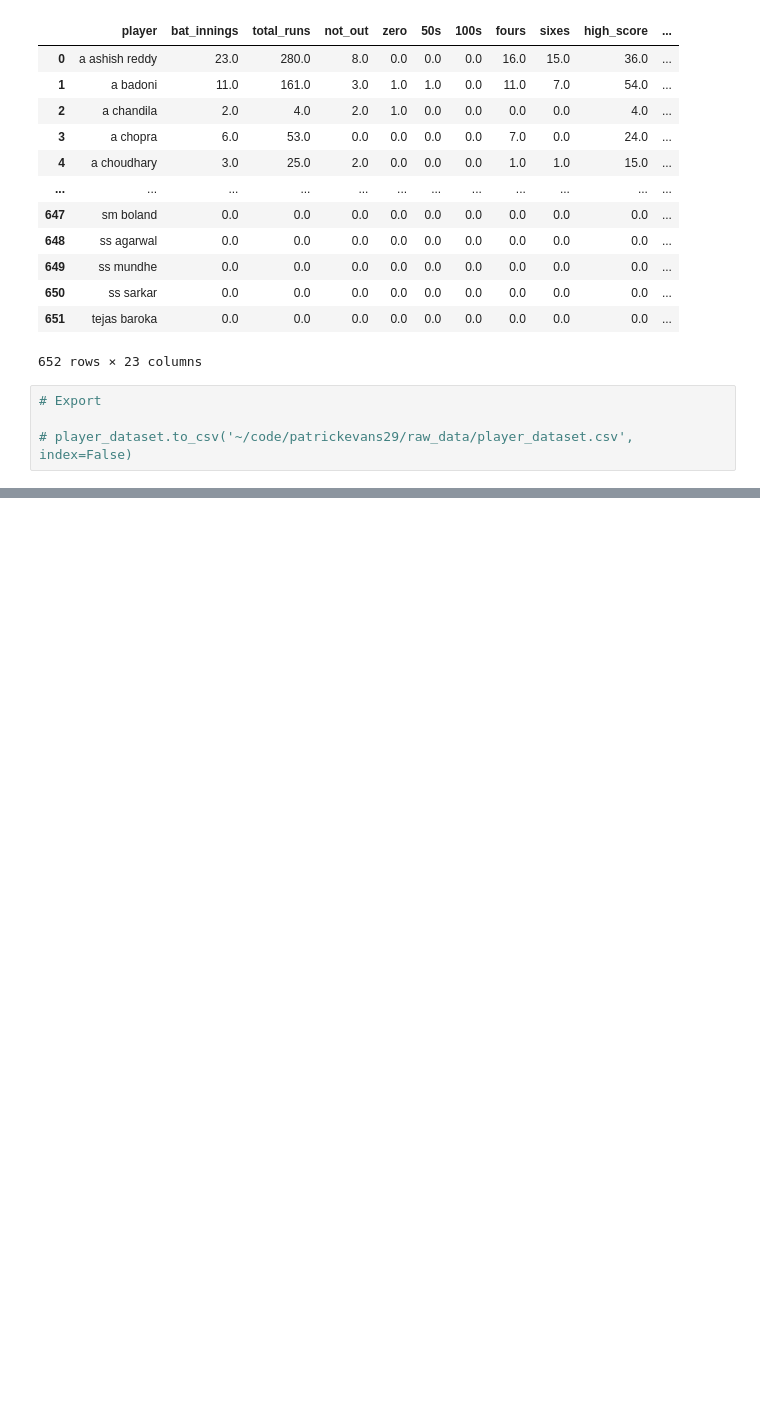
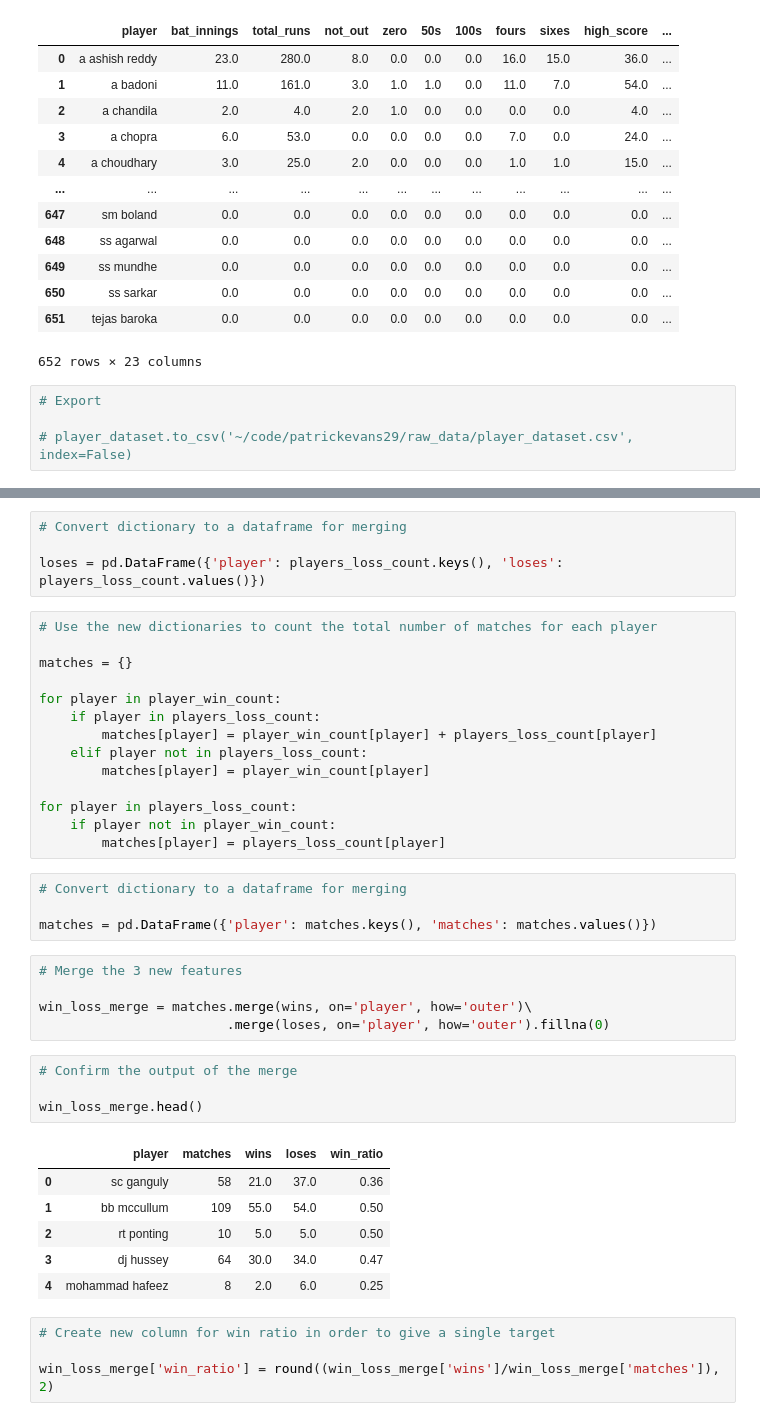
Before and after one commit to patrickevans29/ipl_prediction_model, a Jupyter notebook: notebooks/pknaggs_feature_creation.ipynb, the cells around one changed output, grey strips where cells are left out. Saved outputs shown, nothing was run; the diff lists cells and outputs as text; blank space fills up the shorter version.

Commit message:
Updated features to include win loss data and target win ratio

```diff
--- a/notebooks/pknaggs_feature_creation.ipynb
+++ b/notebooks/pknaggs_feature_creation.ipynb
@@ -410,0 +522,42 @@ NameError: name 'row' is not defined
+# %%
+# Convert dictionary to a dataframe for merging
+
+loses = pd.DataFrame({'player': players_loss_count.keys(), 'loses': players_loss_count.values()})
+# %%
+# Use the new dictionaries to count the total number of matches for each player
+
+matches = {}
+
+for player in player_win_count:
+    if player in players_loss_count:
+        matches[player] = player_win_count[player] + players_loss_count[player]
+    elif player not in players_loss_count:
+        matches[player] = player_win_count[player]
+
+for player in players_loss_count:
+    if player not in player_win_count:
+        matches[player] = players_loss_count[player]
+# %%
+# Convert dictionary to a dataframe for merging
+
+matches = pd.DataFrame({'player': matches.keys(), 'matches': matches.values()})
+# %%
+# Merge the 3 new features
+
+win_loss_merge = matches.merge(wins, on='player', how='outer')\
+                        .merge(loses, on='player', how='outer').fillna(0)
+# %%
+# Confirm the output of the merge
+
+win_loss_merge.head()
+# %% [output]
+|  | player | matches | wins | loses | win_ratio |
+| 0 | sc ganguly | 58 | 21.0 | 37.0 | 0.36 |
+| 1 | bb mccullum | 109 | 55.0 | 54.0 | 0.50 |
+| 2 | rt ponting | 10 | 5.0 | 5.0 | 0.50 |
+| 3 | dj hussey | 64 | 30.0 | 34.0 | 0.47 |
+| 4 | mohammad hafeez | 8 | 2.0 | 6.0 | 0.25 |
+# %%
+# Create new column for win ratio in order to give a single target
+
+win_loss_merge['win_ratio'] = round((win_loss_merge['wins']/win_loss_merge['matches']), 2)
```
Also changed, not shown: parts of 27 cells of this notebook.
